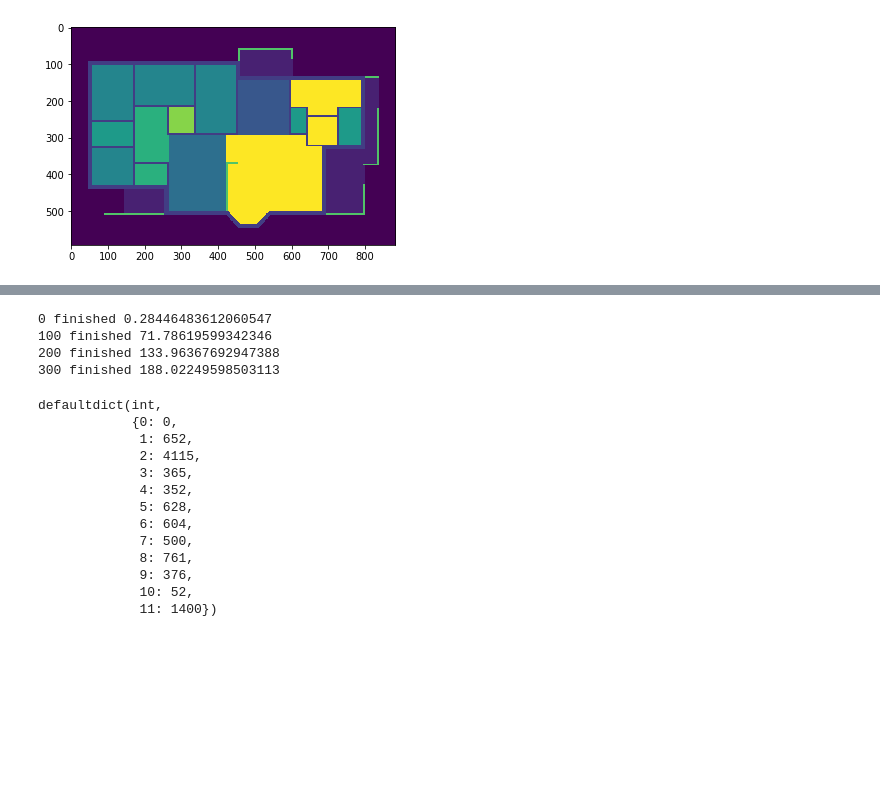
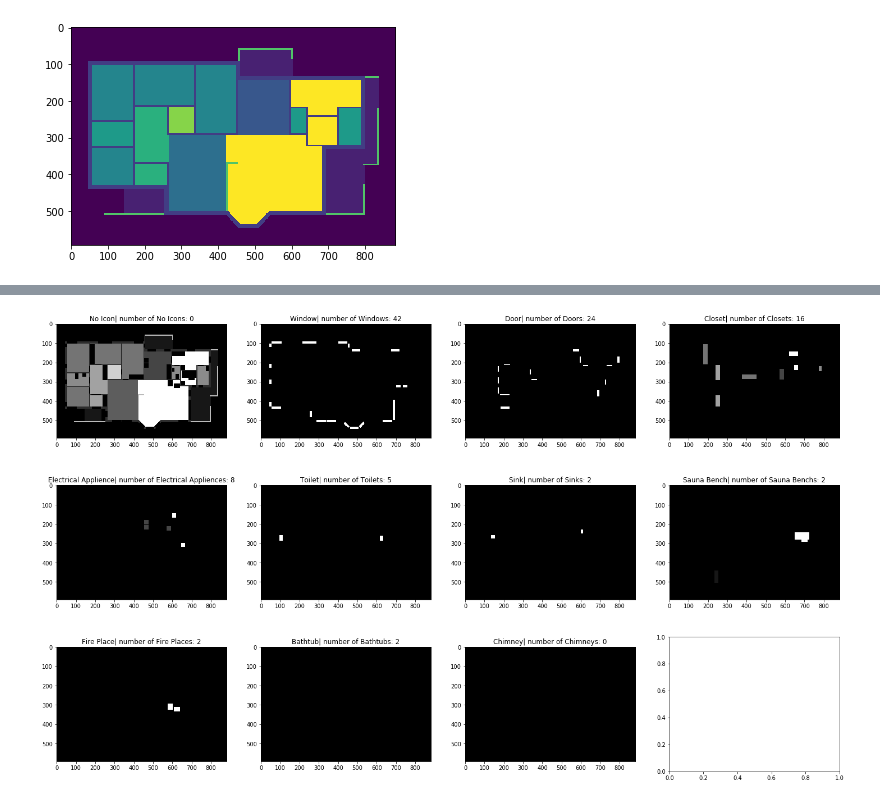
Before and after one commit to lianqiann/CubicasaProj, a Jupyter notebook: ds2-EDA.ipynb, the cells around one changed output, grey strips where cells are left out. Drawn from its saved outputs; the diff is of its cells as text; code cells hidden in the pictures; blank space fills up the shorter version.

```diff
--- a/ds2-EDA.ipynb
+++ b/ds2-EDA.ipynb
@@ -141,0 +140,18 @@ print('time:', time.time() - start)
+# %%
+%%time
+j = 0
+k = 0
+fig,axes = plt.subplots(3,4,figsize=(25,15))
+for i in range(11):
+    if i % 4 ==0 and i !=0:
+        j += 1
+    if k == 4:
+        k = 0
+    x = copy.copy(label_np[0])
+    x[label_np[1] != i] = 0
+    x = x.astype(np.uint8)
+    axes[j][k].imshow(x,cmap="gray")
+    axes[j][k].set_title(icon_classes[i]+"| number of "+icon_classes[i] + "s: "+ str(len(contours)))
+    contours, _ = cv2.findContours(x,cv2.RETR_LIST,cv2.CHAIN_APPROX_SIMPLE)
+    k+=1
+# %% [output]
@@ -142,3 +159,4 @@ print('time:', time.time() - start)
+[figure, added]
 # %%
 from collections import defaultdict
 import pickle
@@ -147,7 +165,6 @@ val_room_dict = defaultdict(int)
 normal_set = FloorplanSVG(data_folder, 'val.txt', format='txt', original_size=True)
 data_loader = DataLoader(normal_set, batch_size=1, num_workers=0)
 
-start = time.time()
 for t,val in enumerate(data_loader):
     label_np = val['label'].data.numpy()[0][0]
     for i in range(12):
@@ -157,31 +174,7 @@ for t,val in enumerate(data_loader):
         contours, _ = cv2.findContours(x,cv2.RETR_LIST,cv2.CHAIN_APPROX_SIMPLE)
         val_room_dict[i]+=len(contours)
 
-    if t%100 == 0:
-        print(t,'finished', time.time() - start)
-
 
 pkl_path = './EDA_results/val_rooms.pkl'
 with open(pkl_path, 'wb') as pkl_file:
     pickle.dump(val_room_dict, pkl_file)
-# %% [output]
-0 finished 0.28446483612060547
-100 finished 71.78619599342346
-200 finished 133.96367692947388
-300 finished 188.02249598503113
-# %%
-test_room_dict
-# %% [output]
-defaultdict(int,
-            {0: 0,
-             1: 652,
-             2: 4115,
-             3: 365,
-             4: 352,
-             5: 628,
-             6: 604,
-             7: 500,
-             8: 761,
-             9: 376,
-             10: 52,
-             11: 1400})
```
Also changed, not shown: parts of 7 cells of this notebook, 6 other files.
